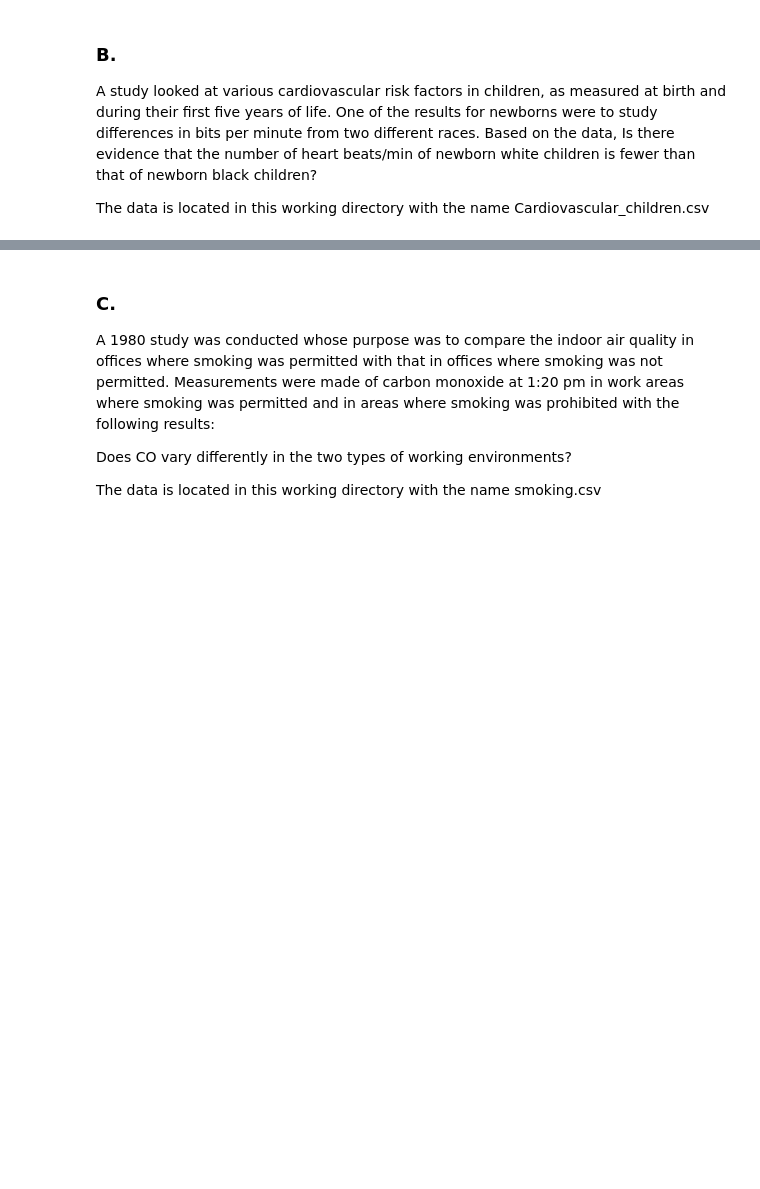
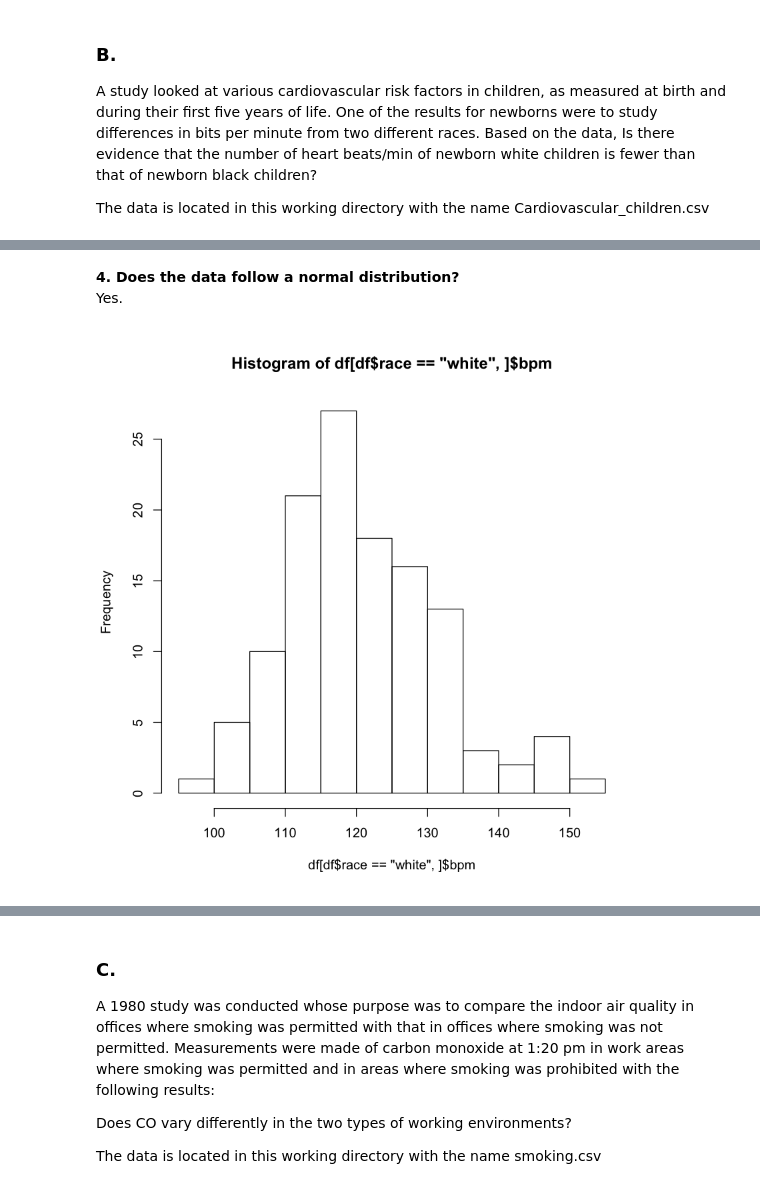
Before and after one commit to abchapman93/BMI_Prob_Stats, a Jupyter notebook: Module/Week 7/Homework Week 7.ipynb, the cells around one changed output, grey strips where cells are left out. Drawn from its saved outputs; the diff is of its cells as text; code cells hidden in the pictures; blank space fills up the shorter version.

```diff
--- a/Module/Week 7/Homework Week 7.ipynb
+++ b/Module/Week 7/Homework Week 7.ipynb
@@ -26,0 +137,7 @@ The data is located in this working directory with the name Cardiovascular_child
+# %% [markdown]
+**4. Does the data follow a normal distribution?**<br>
+Yes.
+# %%
+hist(df[df$race == "white", ]$bpm,)
+# %% [output]
+[figure, added]
```
Also changed, not shown: parts of 30 cells of this notebook.
